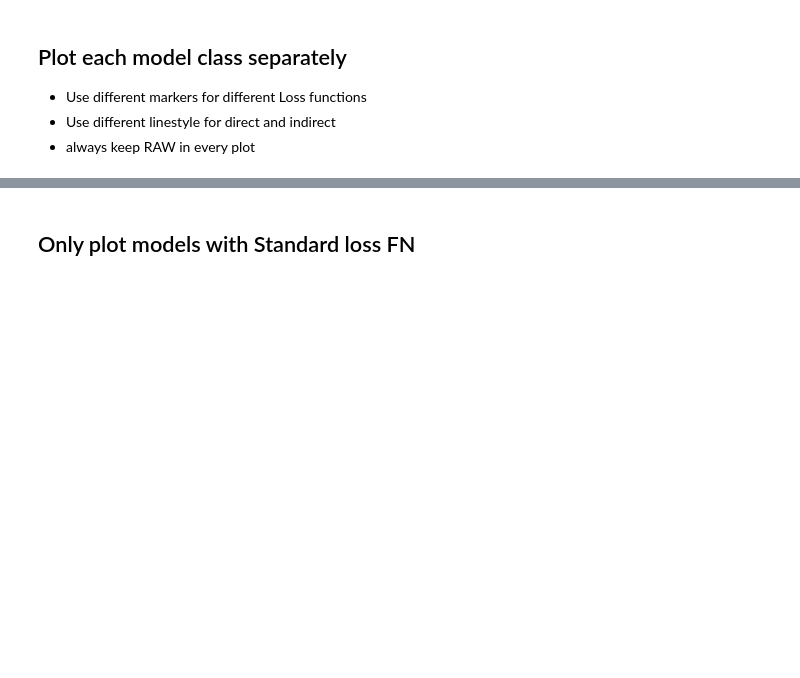
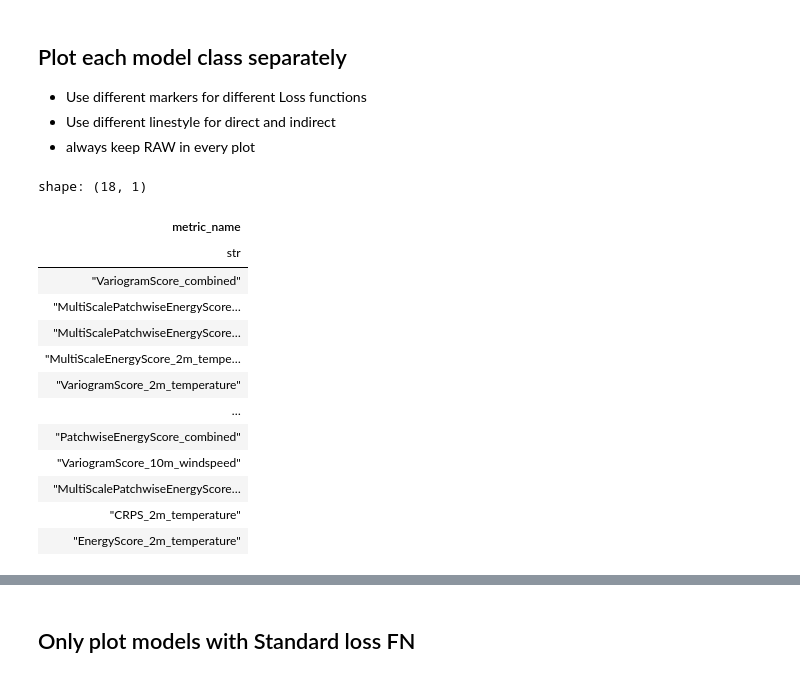
Before and after one commit to m-j-w-f/GenPP, a Jupyter notebook: src/genpp/plots/02plot_scores.ipynb, the cells around one changed output, grey strips where cells are left out. Drawn from its saved outputs; the diff is of its cells as text; code cells hidden in the pictures; blank space fills up the shorter version.

```diff
--- a/src/genpp/plots/02plot_scores.ipynb
+++ b/src/genpp/plots/02plot_scores.ipynb
@@ -507,4 +524,21 @@ FULL_HUE_ORDER = [
     "FM_UNET",
     "FM_UVIT",
 ]
+# %%
+df_plot.select(pl.col("metric_name").unique())
+# %% [output]
+shape: (18, 1)
+| metric_name |
+| str |
+| "VariogramScore_combined" |
+| "MultiScalePatchwiseEnergyScore… |
+| "MultiScalePatchwiseEnergyScore… |
+| "MultiScaleEnergyScore_2m_tempe… |
+| "VariogramScore_2m_temperature" |
+| … |
+| "PatchwiseEnergyScore_combined" |
+| "VariogramScore_10m_windspeed" |
+| "MultiScalePatchwiseEnergyScore… |
+| "CRPS_2m_temperature" |
+| "EnergyScore_2m_temperature" |
 # %%
```
Also changed, not shown: parts of 7 cells of this notebook, 8 other files.
